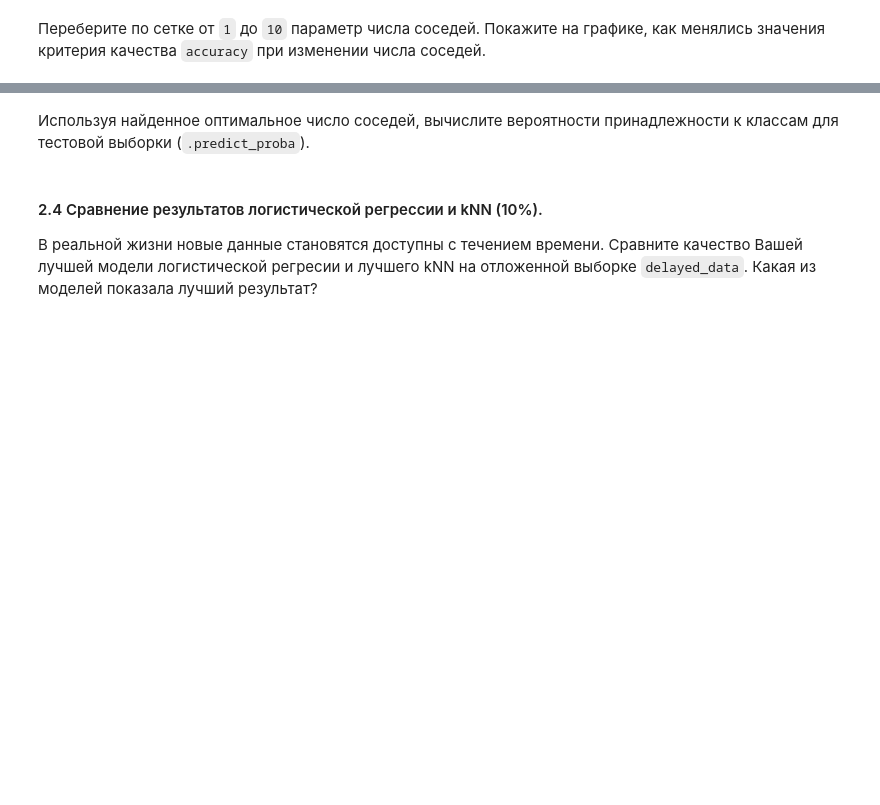
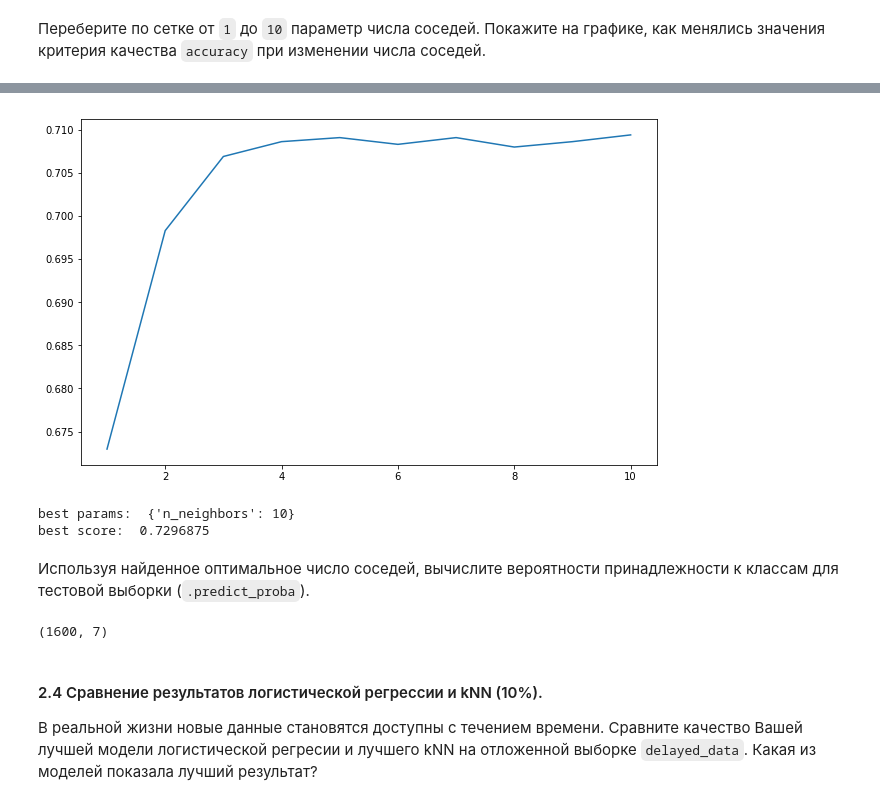
Before and after one commit to DahaKot/ML_MIPT, a Jupyter notebook: HW1_kNN_and_Logistic_regression.ipynb, the cells around one changed output, grey strips where cells are left out. Drawn from its saved outputs; the diff is of its cells as text; code cells hidden in the pictures; blank space fills up the shorter version.

```diff
--- a/HW1_kNN_and_Logistic_regression.ipynb
+++ b/HW1_kNN_and_Logistic_regression.ipynb
@@ -244,7 +244,8 @@ best score:  0.70140625
 # %% [markdown]
 Используя найденные оптимальные значения `C` и `penalty`, обучите логистическую регрессию на обучающей выборке (train) и вычислите вероятности принадлежности к классам для тестовой (test)  выборки (`best_lr_clf.predict_proba`).
 # %%
-best_lr_clf = LogisticRegression(C = 0.67, penalty = 'l1')
+best_lr_clf = LogisticRegression(C = grid_cv.best_params_['C'],
+                                 penalty = grid_cv.best_params_['penalty'])
 
 best_lr_clf.fit(train_feature_matrix, train_labels)
 
@@ -277,0 +275,15 @@ from sklearn.neighbors import KNeighborsClassifier
+# %%
+from sklearn.neighbors import KNeighborsClassifier
+
+# Ваш код здесь
+clf_uniform = KNeighborsClassifier(weights='uniform')
+clf_uniform.fit(train_feature_matrix, train_labels)
+
+predictions_uniform = clf_uniform.predict(test_feature_matrix)
+print('unifrom_score: ', accuracy_score(test_labels, predictions_uniform))
+
+clf_distance = KNeighborsClassifier(weights='distance')
+clf_distance.fit(train_feature_matrix, train_labels)
+
+predictions_distance = clf_distance.predict(test_feature_matrix)
+print('distance_score: ', accuracy_score(test_labels, predictions_distance))
@@ -283,0 +299,6 @@ from sklearn.neighbors import KNeighborsClassifier
+# %%
+# Ваш код здесь
+parameters = {'n_neighbors' : np.arange(1, 11)}
+grid_knn_cv = GridSearchCV(clf_distance, parameters, scoring = 'accuracy')
+
+grid_knn_cv.fit(train_feature_matrix, train_labels)
@@ -284,2 +314,25 @@ from sklearn.neighbors import KNeighborsClassifier
+# %%
+knn_results = pd.DataFrame(grid_knn_cv.cv_results_)
+# Ваш код здесь
+
+#l1_res = results[results['param_penalty'] == 'l1']
+
+%matplotlib inline
+import matplotlib.pyplot as plt
+
+fig = plt.figure(figsize=(10, 6))
+
+axes = fig.add_axes([0.1, 0.1, 0.8, 0.8])
+
+axes.plot(knn_results['param_n_neighbors'], l1_res['mean_test_score'])
+
+plt.show()
+
+print('best params: ', grid_knn_cv.best_params_)
+print('best score: ', grid_knn_cv.best_score_)
+# %% [output]
+[figure, added]
+best params:  {'n_neighbors': 10}
+best score:  0.7296875
 # %% [markdown]
 Используя найденное оптимальное число соседей, вычислите вероятности принадлежности к классам для тестовой выборки (`.predict_proba`).
@@ -288,3 +339,14 @@ from sklearn.neighbors import KNeighborsClassifier
+# %%
+# Ваш код здесь
+best_knn_clf = KNeighborsClassifier(n_neighbors=grid_knn_cv.best_params_['n_neighbors'],
+                                    weights = 'distance')
+
+best_knn_clf.fit(train_feature_matrix, train_labels)
+
+probabilities = best_knn_clf.predict_proba(test_feature_matrix)
+probabilities.shape
+# %% [output]
+(1600, 7)
 # %% [markdown]
 #### 2.4 Сравнение результатов логистической регрессии и kNN (10%).
 
```
Also changed, not shown: parts of 17 cells of this notebook.
